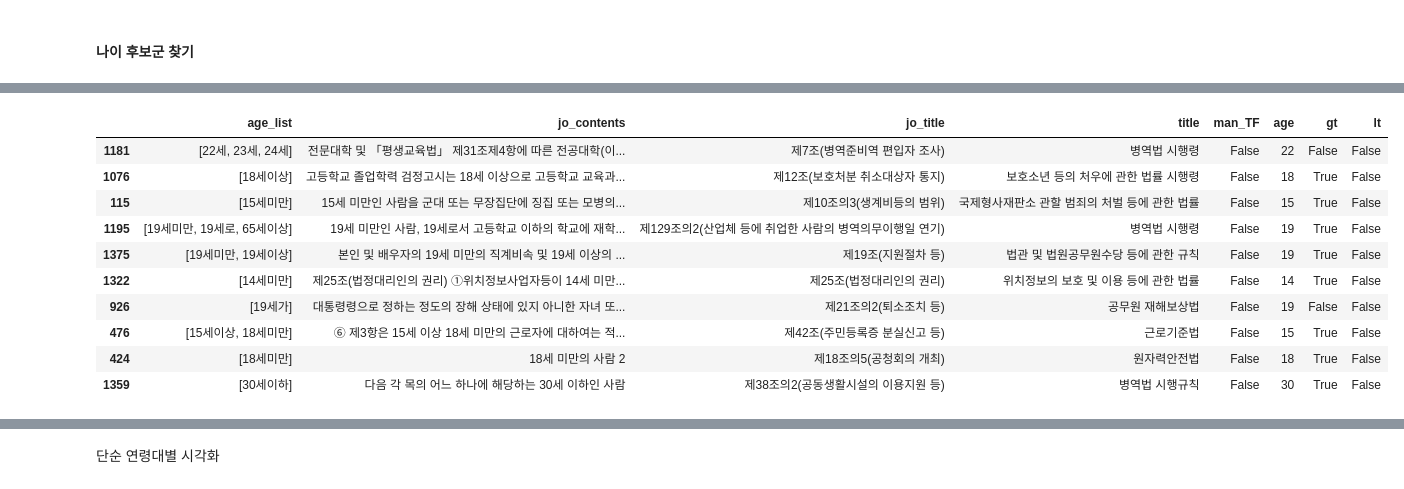
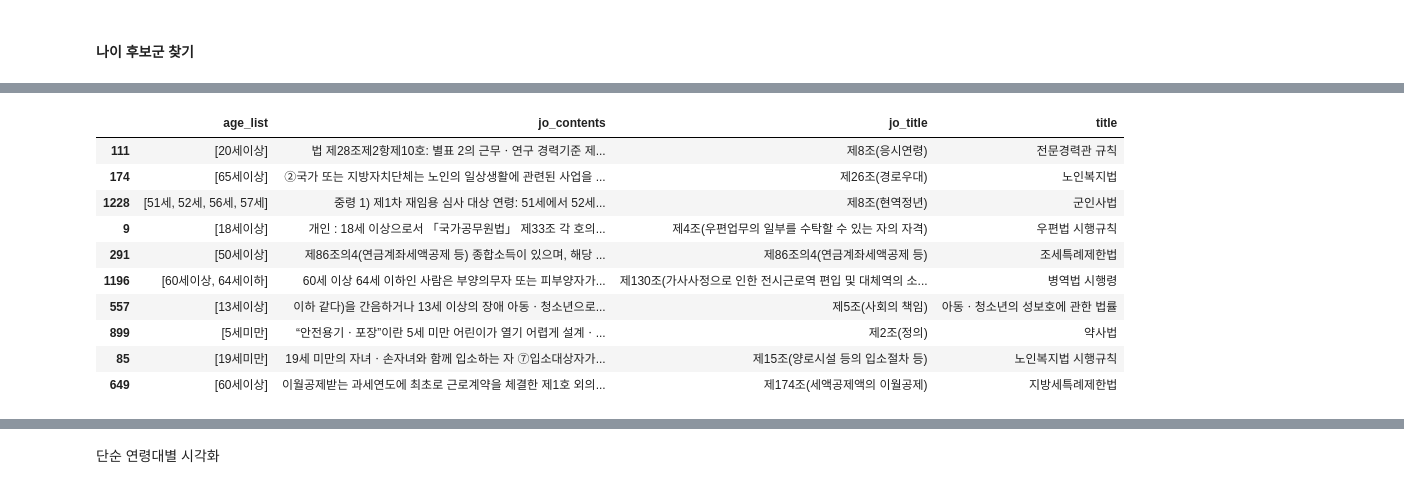
Before and after one commit to dev-Lesser/law-age-preprocess, a Jupyter notebook: 데이터분석.ipynb, the cells around one changed output, grey strips where cells are left out. Drawn from its saved outputs; the diff is of its cells as text; code cells hidden in the pictures.

```diff
--- a/데이터분석.ipynb
+++ b/데이터분석.ipynb
@@ -160,5 +148,3 @@ def age_norm(d):
-# %%
-result_df[['man_TF','age','gt','lt']] = result_df.apply(age_norm ,axis=1)
 # %%
 result_df.describe()
 # %% [output]
@@ -174,2 +155,0 @@ result_df.describe()
-# %%
-result_df = result_df[result_df['age']<100] # 100 이상의 조문들은 삭제
@@ -188,14 +156,21 @@ result_df.describe()
+# %%
+def clean_item(d):
+    d = d['age_list']
+
+    return [re.sub('[가의를인에로]+', '', i) for i in d]
+# %%
+result_df['age_list'] = result_df.apply(clean_item, axis=1)
 # %%
-result_df[result_df['age']<40].sample(10)
+result_df.sample(10)
 # %% [output]
-|  | age_list | jo_contents | jo_title | title | man_TF | age | gt | lt |
-| 1181 | [22세, 23세, 24세] | 전문대학 및 「평생교육법」 제31조제4항에 따른 전공대학(이... | 제7조(병역준비역 편입자 조사) | 병역법 시행령 | False | 22 | False | False |
-| 1076 | [18세이상] | 고등학교 졸업학력 검정고시는 18세 이상으로 고등학교 교육과... | 제12조(보호처분 취소대상자 통지) | 보호소년 등의 처우에 관한 법률 시행령 | False | 18 | True | False |
-| 115 | [15세미만] | 15세 미만인 사람을 군대 또는 무장집단에 징집 또는 모병의... | 제10조의3(생계비등의 범위) | 국제형사재판소 관할 범죄의 처벌 등에 관한 법률 | False | 15 | True | False |
-| 1195 | [19세미만, 19세로, 65세이상] | 19세 미만인 사람, 19세로서 고등학교 이하의 학교에 재학... | 제129조의2(산업체 등에 취업한 사람의 병역의무이행일 연기) | 병역법 시행령 | False | 19 | True | False |
-| 1375 | [19세미만, 19세이상] | 본인 및 배우자의 19세 미만의 직계비속 및 19세 이상의 ... | 제19조(지원절차 등) | 법관 및 법원공무원수당 등에 관한 규칙 | False | 19 | True | False |
-| 1322 | [14세미만] | 제25조(법정대리인의 권리) ①위치정보사업자등이 14세 미만... | 제25조(법정대리인의 권리) | 위치정보의 보호 및 이용 등에 관한 법률 | False | 14 | True | False |
-| 926 | [19세가] | 대통령령으로 정하는 정도의 장해 상태에 있지 아니한 자녀 또... | 제21조의2(퇴소조치 등) | 공무원 재해보상법 | False | 19 | False | False |
-| 476 | [15세이상, 18세미만] | ⑥ 제3항은 15세 이상 18세 미만의 근로자에 대하여는 적... | 제42조(주민등록증 분실신고 등) | 근로기준법 | False | 15 | True | False |
-| 424 | [18세미만] | 18세 미만의 사람 2 | 제18조의5(공청회의 개최) | 원자력안전법 | False | 18 | True | False |
-| 1359 | [30세이하] | 다음 각 목의 어느 하나에 해당하는 30세 이하인 사람 | 제38조의2(공동생활시설의 이용지원 등) | 병역법 시행규칙 | False | 30 | True | False |
+|  | age_list | jo_contents | jo_title | title |
+| 111 | [20세이상] | 법 제28조제2항제10호: 별표 2의 근무ㆍ연구 경력기준 제... | 제8조(응시연령) | 전문경력관 규칙 |
+| 174 | [65세이상] | ②국가 또는 지방자치단체는 노인의 일상생활에 관련된 사업을 ... | 제26조(경로우대) | 노인복지법 |
+| 1228 | [51세, 52세, 56세, 57세] | 중령 1) 제1차 재임용 심사 대상 연령: 51세에서 52세... | 제8조(현역정년) | 군인사법 |
+| 9 | [18세이상] | 개인 : 18세 이상으로서 「국가공무원법」 제33조 각 호의... | 제4조(우편업무의 일부를 수탁할 수 있는 자의 자격) | 우편법 시행규칙 |
+| 291 | [50세이상] | 제86조의4(연금계좌세액공제 등) 종합소득이 있으며, 해당 ... | 제86조의4(연금계좌세액공제 등) | 조세특례제한법 |
+| 1196 | [60세이상, 64세이하] | 60세 이상 64세 이하인 사람은 부양의무자 또는 피부양자가... | 제130조(가사사정으로 인한 전시근로역 편입 및 대체역의 소... | 병역법 시행령 |
+| 557 | [13세이상] | 이하 같다)을 간음하거나 13세 이상의 장애 아동ㆍ청소년으로... | 제5조(사회의 책임) | 아동ㆍ청소년의 성보호에 관한 법률 |
+| 899 | [5세미만] | “안전용기ㆍ포장”이란 5세 미만 어린이가 열기 어렵게 설계ㆍ... | 제2조(정의) | 약사법 |
+| 85 | [19세미만] | 19세 미만의 자녀ㆍ손자녀와 함께 입소하는 자 ⑦입소대상자가... | 제15조(양로시설 등의 입소절차 등) | 노인복지법 시행규칙 |
+| 649 | [60세이상] | 이월공제받는 과세연도에 최초로 근로계약을 체결한 제1호 외의... | 제174조(세액공제액의 이월공제) | 지방세특례제한법 |
```
Also changed, not shown: parts of 27 cells of this notebook, 3 other files.
